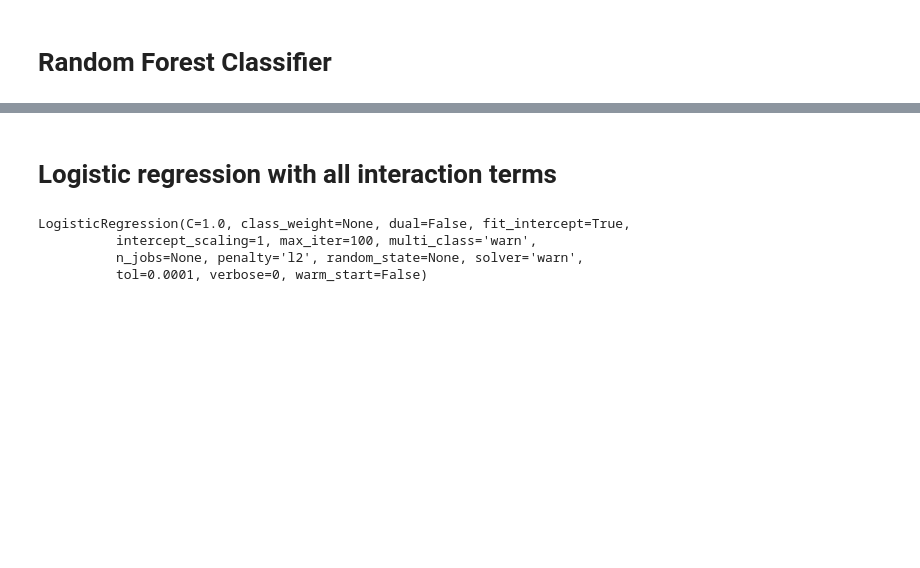
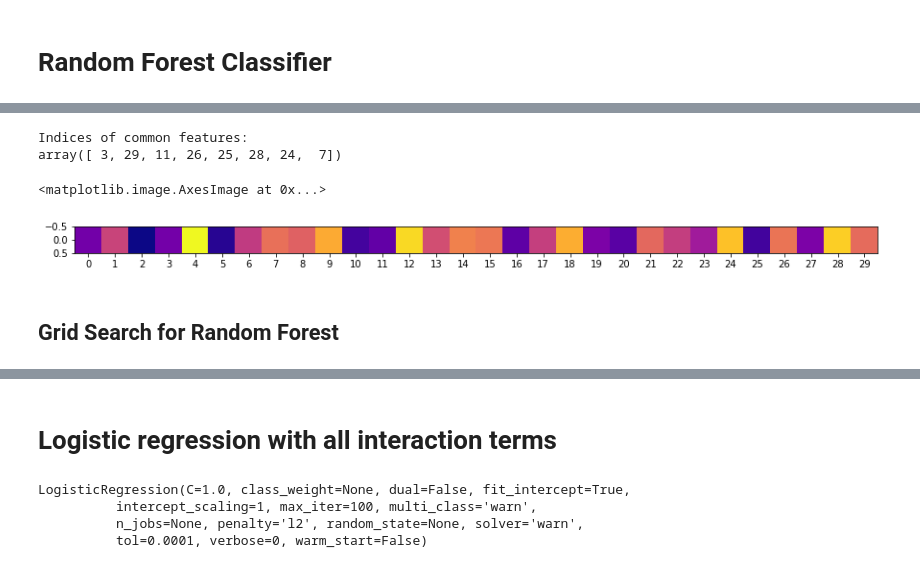
Before and after one commit to hongrachel/rvr, a Jupyter notebook: src/testing/Sanity_checks.ipynb, the cells around one changed output, grey strips where cells are left out. Saved outputs shown, nothing was run; the diff lists cells and outputs as text; code cells hidden in the pictures; blank space fills up the shorter version.

```diff
--- a/src/testing/Sanity_checks.ipynb
+++ b/src/testing/Sanity_checks.ipynb
@@ -56,0 +92,17 @@ rf = RandomForestClassifier(n_estimators=100, max_depth=15)
+# %%
+import pprint
+pp = pprint.PrettyPrinter()
+print('Indices of common features:')
+pp.pprint(data['c_idx'])
+
+avg_beta = np.mean(data['beta_vec_list'], axis=0)
+fig = plt.figure(figsize=(15, 30))
+plt.xticks(range(30))
+plt.imshow(avg_beta[np.newaxis, :], cmap='plasma')
+# %% [output]
+Indices of common features:
+array([ 3, 29, 11, 26, 25, 28, 24,  7])
+<matplotlib.image.AxesImage at 0x...>
+[figure, added]
+# %% [markdown]
+## Grid Search for Random Forest
```
Also changed, not shown: parts of 20 cells of this notebook, 2 other files.
